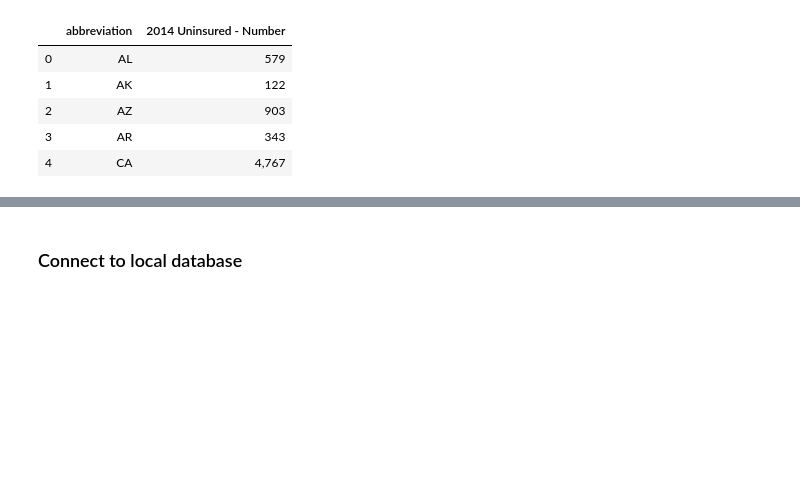
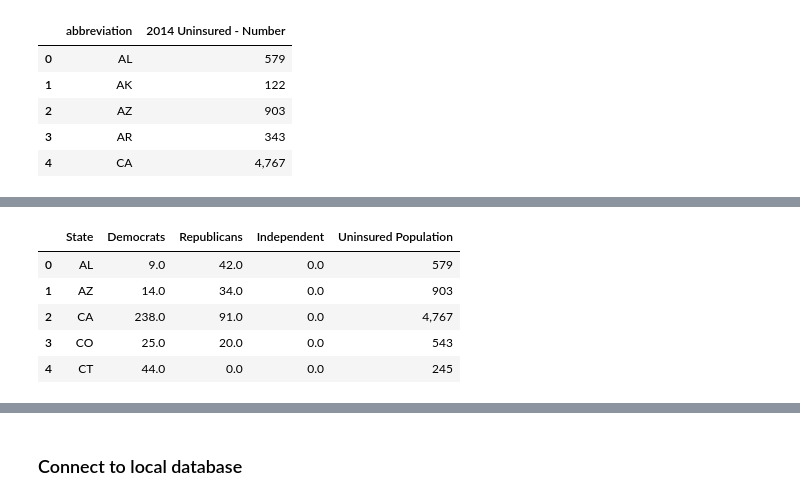
Before and after one commit to rogersc8/etl-project, a Jupyter notebook: ETL Project.ipynb, the cells around one changed output, grey strips where cells are left out. Saved outputs shown, nothing was run; the diff lists cells and outputs as text; code cells hidden in the pictures; blank space fills up the shorter version.

```diff
--- a/ETL Project.ipynb
+++ b/ETL Project.ipynb
@@ -69,0 +150,3 @@ new_no_health_df.head()
+# %%
+ind_df = ind_df.rename(columns={'state': 'State', 'party': 'Independent'})
+ind_df.head()
@@ -69,0 +158,3 @@ new_no_health_df.head()
+# %%
+dem_rep_merge = pd.merge(dem_df, rep_df,  on = "State", how='outer')
+dem_rep_merge.head()
@@ -69,0 +168,3 @@ new_no_health_df.head()
+# %%
+dem_rep_ind_merge = pd.merge(dem_rep_merge, ind_df,  on = "State", how = "left")
+dem_rep_ind_merge.head().sort_values('State')
@@ -69,0 +178,13 @@ new_no_health_df.head()
+# %%
+dem_rep_ind_merge = dem_rep_ind_merge.fillna(0)
+# %%
+state_df = pd.merge(dem_rep_ind_merge, new_no_health_df,  on = "State", how = "left")
+
+state_df.head().sort_values('State')
+# %% [output]
+|  | State | Democrats | Republicans | Independent | Uninsured Population |
+| 0 | AL | 9.0 | 42.0 | 0.0 | 579 |
+| 1 | AZ | 14.0 | 34.0 | 0.0 | 903 |
+| 2 | CA | 238.0 | 91.0 | 0.0 | 4,767 |
+| 3 | CO | 25.0 | 20.0 | 0.0 | 543 |
+| 4 | CT | 44.0 | 0.0 | 0.0 | 245 |
```
Also changed, not shown: parts of 24 cells of this notebook, 2 other files.
